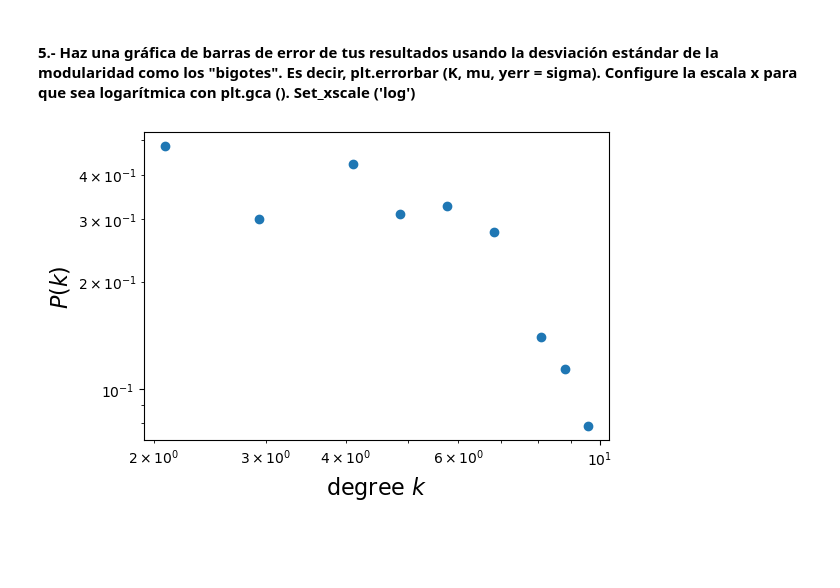
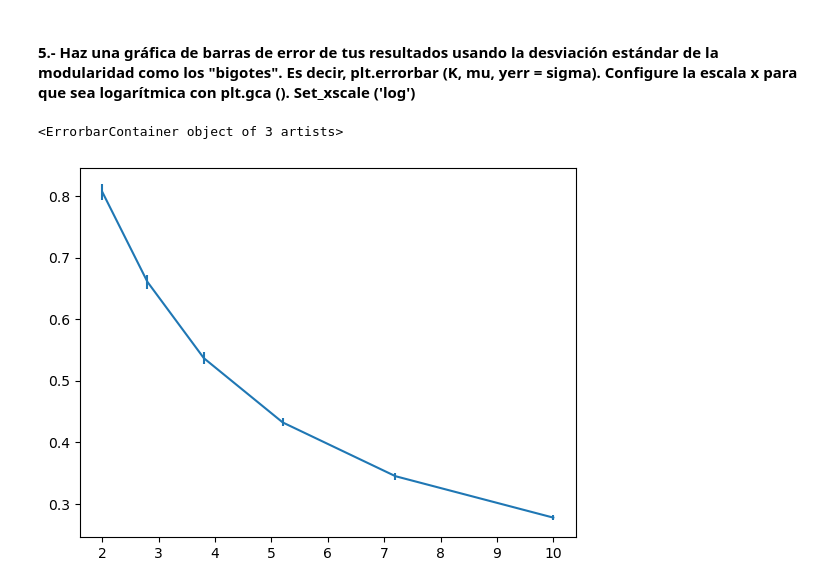
Before and after one commit to patoram123/MDS-Notebooks-1, a Jupyter notebook: 03-CdR/Taller redes 3/Tarea 3-PatricioRamirez-PabloElgueta.ipynb, the cells around one changed output. Cells and saved outputs as stored; diff of their text form; code cells hidden in the pictures; blank space fills up the shorter version.

```diff
--- a/03-CdR/Taller redes 3/Tarea 3-PatricioRamirez-PabloElgueta.ipynb
+++ b/03-CdR/Taller redes 3/Tarea 3-PatricioRamirez-PabloElgueta.ipynb
@@ -933,7 +435,8 @@ def er_max_modularity(N, k_avg):
     Q_mean = np.mean(list_Q)
     Columns=['Modularidad']
     Q_df = pd.DataFrame(list_Q, columns = Columns)
-    return print(f'Lista de Modularidades:\n {Q_df} \n\nModularidad Promedio: {Q_mean} \n\nDesviación Estandar: {Q_std}')
+    print(f'Lista de Modularidades:\n {Q_df} \n\nModularidad Promedio: {Q_mean} \n\nDesviación Estandar: {Q_std}')
+    return Q_mean, Q_std
 # %%
 k_avg = 6
 N = 1000
@@ -974,6 +464,3 @@ def list_pc6(N, k_avg):
 # %%
-G = list_pc6(100, 6)
-degrees = list(dict(G.degree()).values())
-
-# Generamos 20 bins espaciados logaritmicamente entre kmin y kmax
-K = np.logspace(np.log10(2), np.log10(10), num=20)
+K = list(np.logspace(np.log10(2), np.log10(10), num=6))
+K
@@ -980,2 +474,17 @@ K = np.logspace(np.log10(2), np.log10(10), num=20)
 # %% [markdown]
 #### 4.- Para cada grado promedio en 'K', use su función para calcular la media y la desviación estándar de la modularidad para un conjunto de redes ER con esa conectividad. Asígnelos a los arrays mu ysigma.
+# %%
+N = 1000
+mu = list()
+sigma = list()
+for i in range(0,6):
+    K[i] = round(K[i], 1)
+    print(K[i])
+    if (K[i]*10%2) != 0:
+        K[i] = (K[i]*10-1)/10
+
+    mu_m, sigma_m = er_max_modularity(N, K[i])
+    mu.append(mu_m)
+    sigma.append(sigma_m)
+print(f'Lista mu :\n\n{pd.DataFrame(mu).transpose()}\n\n')
+print(f'Lista sigma :\n\n{pd.DataFrame(sigma).transpose()}\n\n')
@@ -987,22 +511,5 @@ density, _ = np.histogram(degrees, bins=K, density=True)
-# %%
-fig = plt.figure(figsize=(6,4))
-
-# "x" debe ser el punto medio (en escala LOG) de cada bin
-log_be = np.log10(K)
-x = 10**((log_be[1:] + log_be[:-1])/2)
-
-plt.loglog(x, density, marker='o', linestyle='none')
-plt.xlabel(r"degree $k$", fontsize=16)
-plt.ylabel(r"$P(k)$", fontsize=16)
-
-# # remuevo los limites derecho y superior
-# ax = plt.gca()
-# ax.spines['right'].set_visible(False)
-# ax.spines['top'].set_visible(False)
-# ax.yaxis.set_ticks_position('left')
-# ax.xaxis.set_ticks_position('bottom')
-
-# Muestra la gráfica
-plt.show()
-# %% [output]
-[figure, removed]
+# %%
+plt.errorbar (K, mu, yerr = sigma)
+# %% [output]
+<ErrorbarContainer object of 3 artists>
+[figure, added]
```
Also changed, not shown: parts of 60 cells of this notebook, 1 other file.
